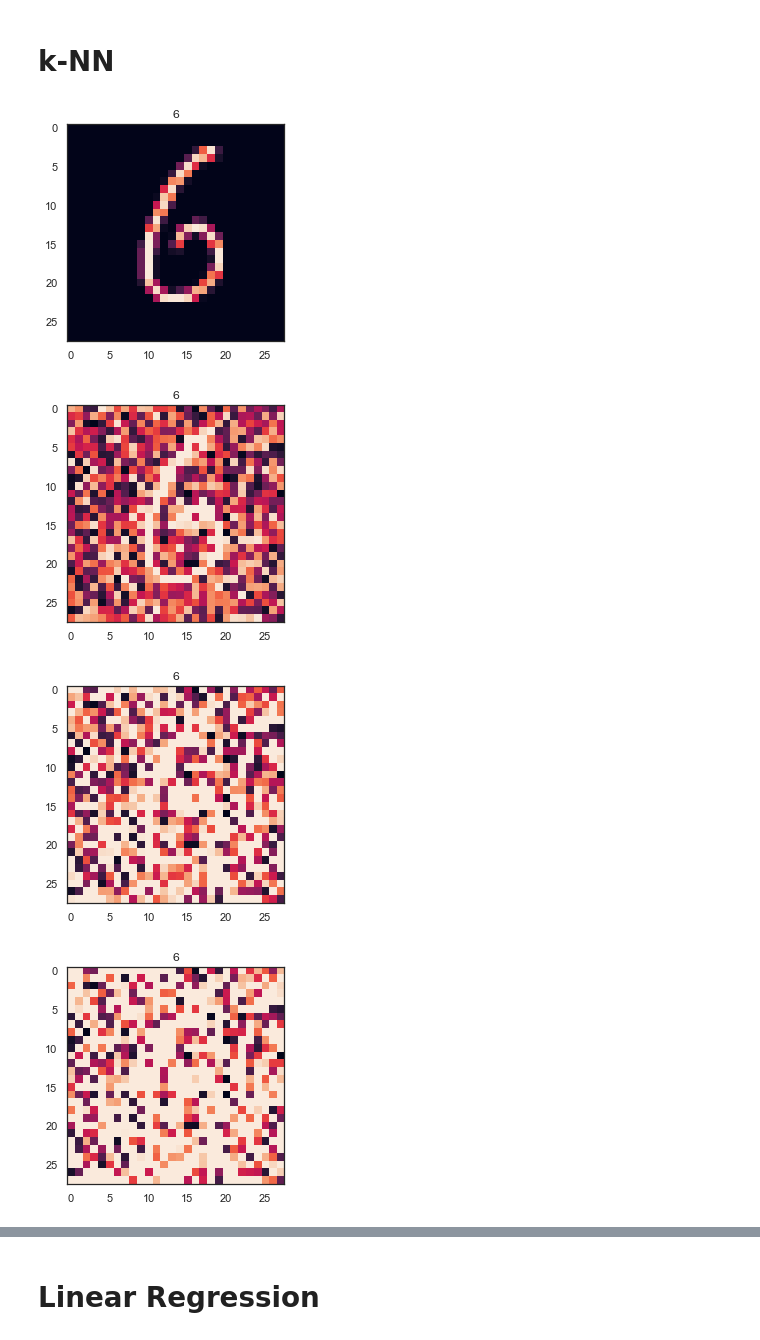
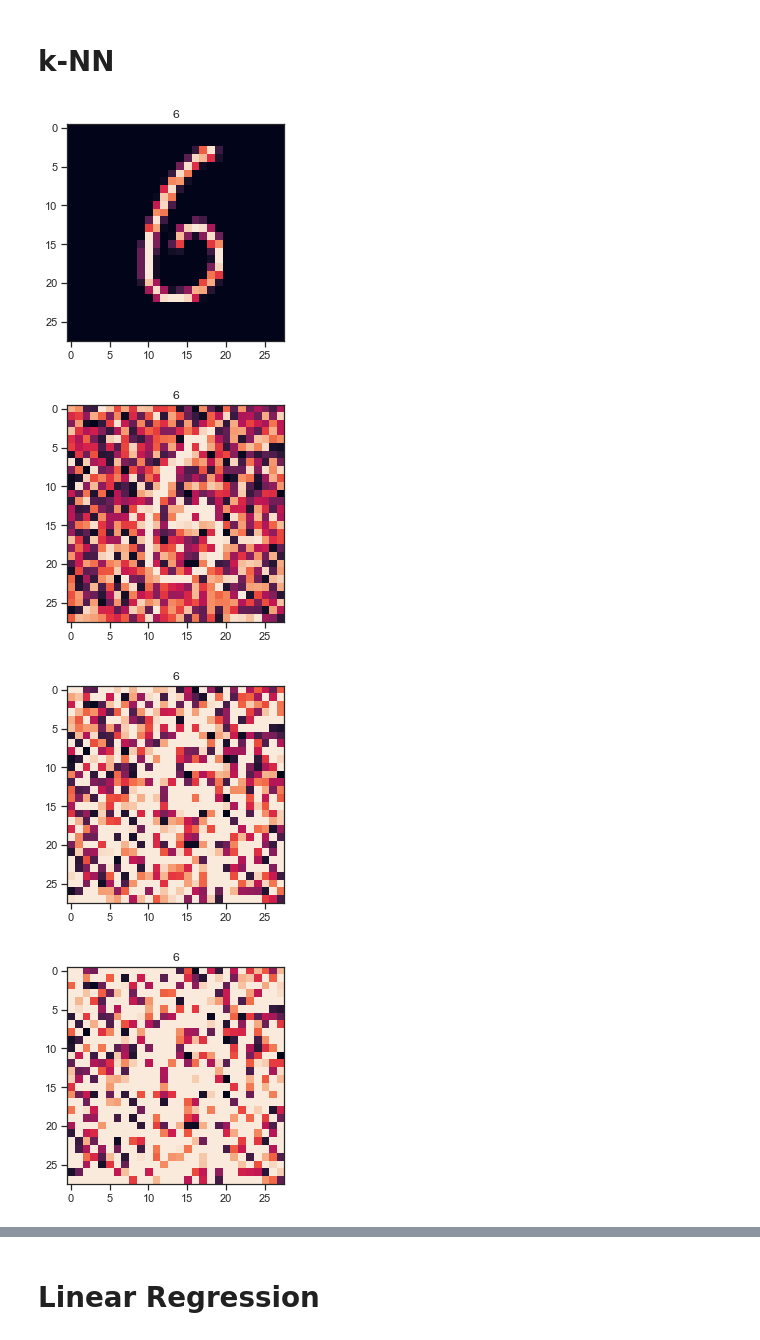
Before and after one commit to JakobSchauser/MLandData, a Jupyter notebook: MachineLearningA/Home Assigment 1/Home Assignment 1.ipynb, the cells around one changed output, grey strips where cells are left out. Cells and saved outputs as stored; diff of their text form; code cells hidden in the pictures.

```diff
--- a/MachineLearningA/Home Assigment 1/Home Assignment 1.ipynb
+++ b/MachineLearningA/Home Assigment 1/Home Assignment 1.ipynb
@@ -5,44 +5,44 @@ import numpy as np
 from numpy import array
 import matplotlib.pyplot as plt
 import seaborn as sns
-sns.set_style("white")
-
+sns.set_style("ticks")
+sns.set_context("notebook")
 
 # Get the data
 dat_clean = np.genfromtxt("MNIST-5-6-Subset/MNIST-5-6-Subset.txt")
 dat_light = np.genfromtxt("MNIST-5-6-Subset/MNIST-5-6-Subset-Light-Corruption.txt")
 dat_medium = np.genfromtxt("MNIST-5-6-Subset/MNIST-5-6-Subset-Moderate-Corruption.txt")
 dat_heavy = np.genfromtxt("MNIST-5-6-Subset/MNIST-5-6-Subset-Heavy-Corruption.txt")
 
 labels = np.genfromtxt("MNIST-5-6-Subset/MNIST-5-6-Subset-labels.txt").astype(int)
 
 
 # Split into individual pictures
 dat_clean = np.array_split(dat_clean,len(dat_clean)//784)
 dat_light = np.array_split(dat_light,len(dat_light)//784)
 dat_medium = np.array_split(dat_medium,len(dat_medium)//784)
 dat_heavy = np.array_split(dat_heavy,len(dat_heavy)//784)
 
 
 # Draw some examples
 def img(data,i):
     return data[i].reshape((28,28))
 
 def show(data,i):
     plt.imshow(img(data,i).T)
     plt.title(labels[i])
     plt.show()
 
 k = 3
 show(dat_clean,k)
 show(dat_light,k)
 show(dat_medium,k)
 show(dat_heavy,k)
 # %% [output]
-[figure, old version]
+[figure, new version]
-[figure, old version]
+[figure, new version]
-[figure, old version]
+[figure, new version]
-[figure, old version]
+[figure, new version]
 # %%
 dat = dat_clean
 
```
Also changed, not shown: parts of 7 cells of this notebook, 8 other files.
